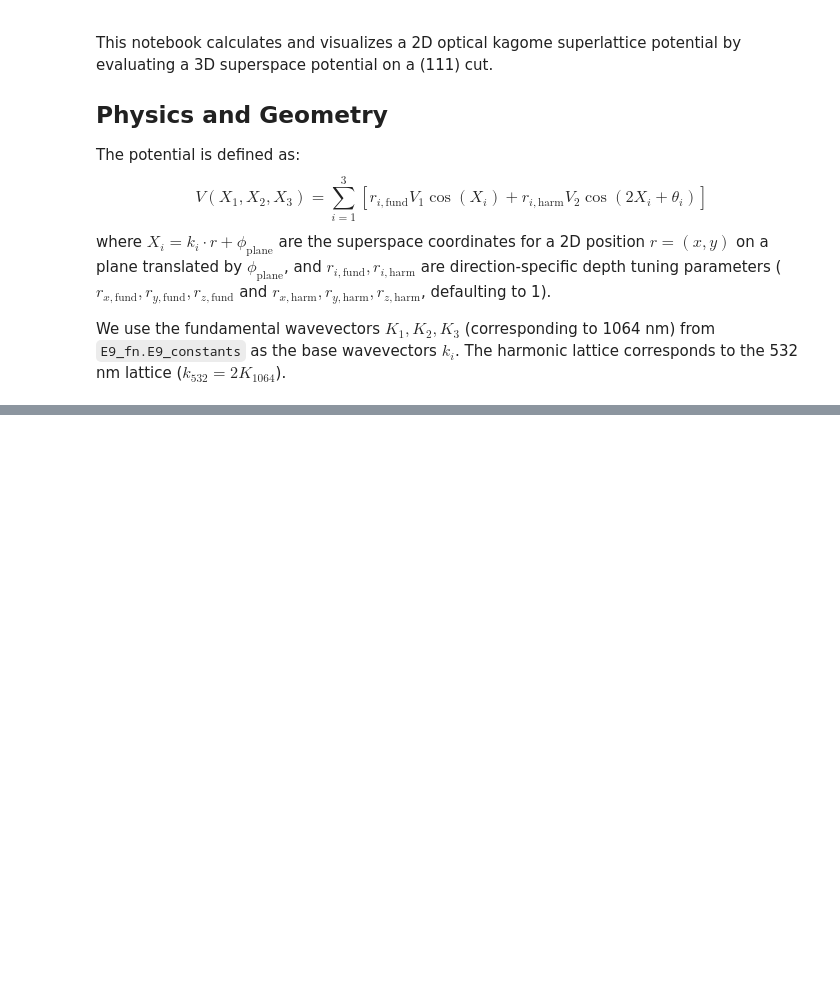
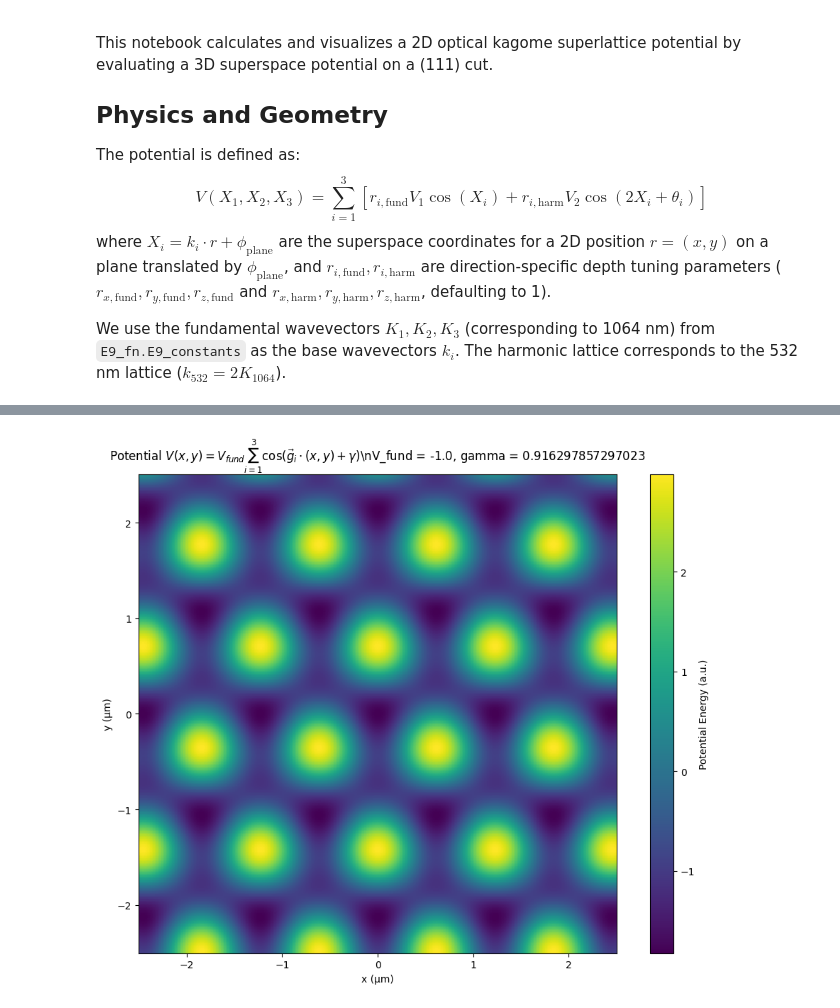
Before and after one commit to Shao-Wen-Chang/E9_constant, a Jupyter notebook: projects/superlattice_translation/kagome_superlattice_calculation.ipynb, the cells around one changed output, grey strips where cells are left out. Drawn from its saved outputs; the diff is of its cells as text; code cells hidden in the pictures; blank space fills up the shorter version.

```diff
--- a/projects/superlattice_translation/kagome_superlattice_calculation.ipynb
+++ b/projects/superlattice_translation/kagome_superlattice_calculation.ipynb
@@ -479,0 +491,63 @@ Animation successfully saved to: videos\kagome_plane_offset_scan.gif
+# %%
+def plot_g_potential(V_fund, gamma = 0.0, x_lims = (-2.5e-6, 2.5e-6), y_lims = (-2.5e-6, 2.5e-6), res = 500, k = E9c.k_lw):
+    """
+    Calculates and plots the potential V(x, y) = V_fund * sum_{i=1}^3 cos(g_i . (x, y) + gamma),
+    where g_1 = (sqrt(3)/2, 1/2), g_2 = (-sqrt(3)/2, 1/2), g_3 = (0, -1).
+
+    Args:
+        V_fund (float): Amplitude of fundamental potential V_fund.
+        gamma (float): Phase shift gamma in radians. Default 0.0.
+        x_lims (tuple): Range for x coordinates in meters. Default (-2.5e-6, 2.5e-6).
+        y_lims (tuple): Range for y coordinates in meters. Default (-2.5e-6, 2.5e-6).
+        res (int): Grid resolution. Default 500.
+        k (float): Wavevector magnitude scaling factor. Default E9c.k_lw.
+
+    Returns:
+        X, Y, V: Meshgrid coordinates and calculated potential energy array.
+    """
+    # 1. Define reciprocal vectors g_1, g_2, g_3
+    g_vectors = [
+        np.array([np.sqrt(3) / 2, 0.5]),
+        np.array([-np.sqrt(3) / 2, 0.5]),
+        np.array([0.0, -1.0])
+    ]
+
+    # 2. Create vectorized 2D spatial grid
+    x = np.linspace(x_lims[0], x_lims[1], res)
+    y = np.linspace(y_lims[0], y_lims[1], res)
+    X, Y = np.meshgrid(x, y)
+
+    # 3. Vectorized calculation of potential V(x, y)
+    V = np.zeros_like(X)
+    for gi in g_vectors:
+        phase = k * (gi[0] * X + gi[1] * Y) if k is not None else (gi[0] * X + gi[1] * Y)
+        V = V + np.cos(phase + gamma)
+    V = V_fund * V
+
+    # 4. Render 2D potential visualization using the same 'viridis' colormap as visualize_potential()
+    fig, ax = plt.subplots(figsize = (10, 8))
+    im = ax.pcolormesh(X * 1e6, Y * 1e6, V, cmap = 'viridis', shading = 'auto')
+
+    ax.set_aspect('equal')
+    ax.set_xlabel('x (µm)')
+    ax.set_ylabel('y (µm)')
+
+    title_str = (rf'Potential $V(x, y) = V_{{fund}} \sum_{{i=1}}^3 \cos(\vec{{g}}_i \cdot (x, y) + \gamma)$\n' +
+                 f'V_fund = {V_fund}, gamma = {gamma}')
+    ax.set_title(title_str)
+
+    cbar = fig.colorbar(im, ax = ax)
+    cbar.set_label('Potential Energy (a.u.)')
+
+    plt.tight_layout()
+    plt.show()
+
+    return X, Y, V
+
+# Example execution for plot_g_potential
+if __name__ == "__main__":
+    V_fund = -1.0
+    gamma = 7 * np.pi / 24
+    plot_g_potential(V_fund = V_fund, gamma = gamma)
+# %% [output]
+[figure, added]
```
Also changed, not shown: parts of 2 cells of this notebook, 34 other files.
